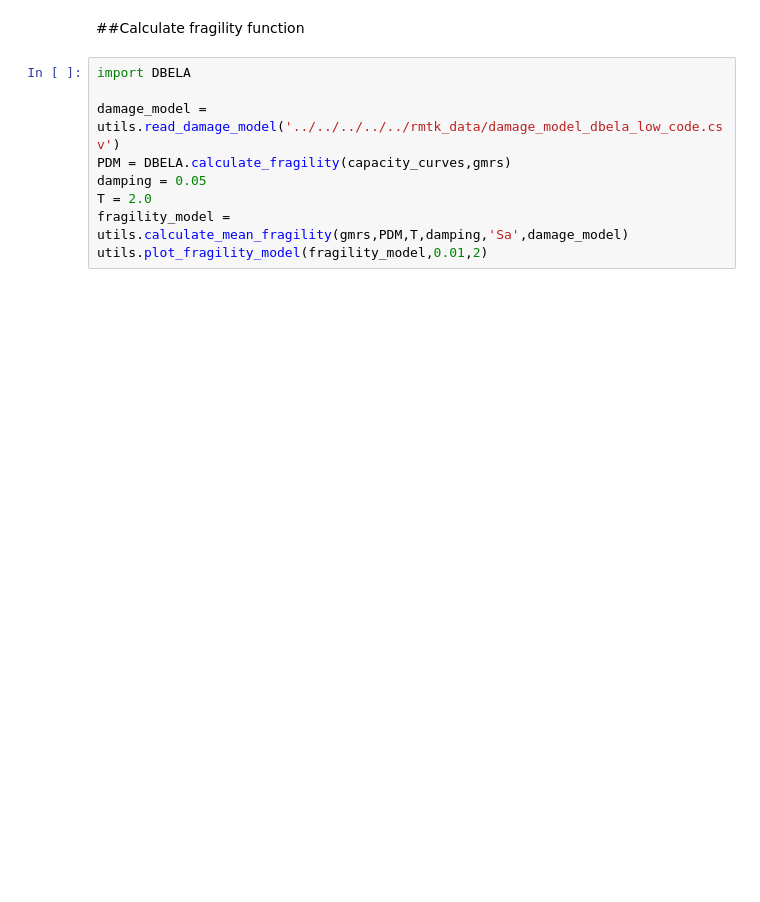
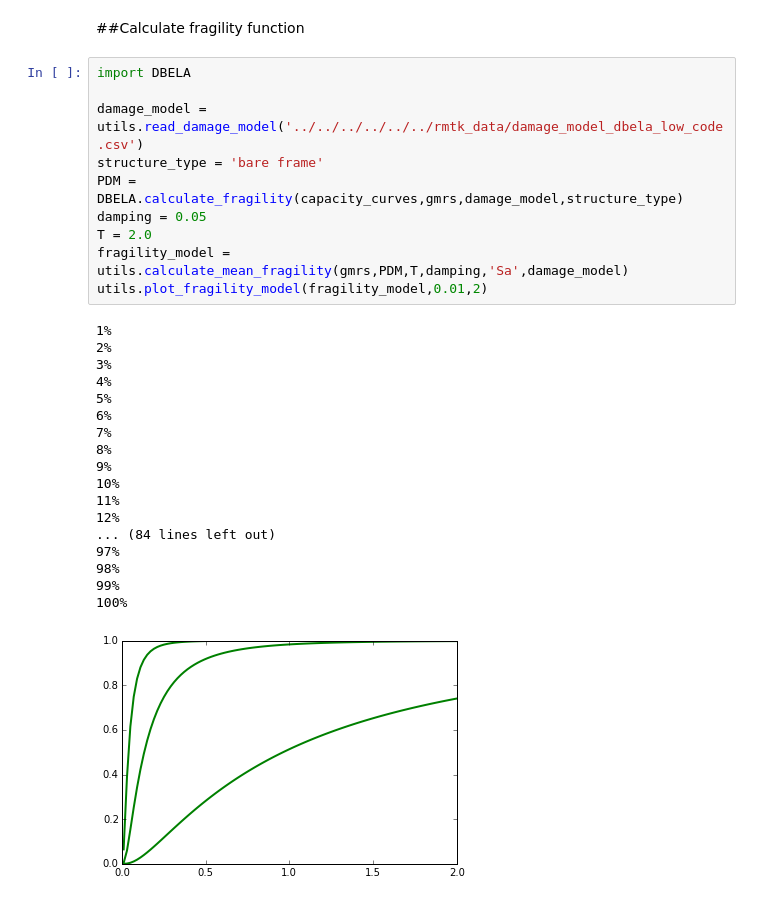
Before and after one commit to GEMScienceTools/rmtk, a Jupyter notebook: rmtk/vulnerability/derivation_fragility/hybrid_methods/DBELA/DBELA.ipynb, the cells around one changed output. Cells and saved outputs as stored; diff of their text form; blank space fills up the shorter version.

```diff
--- a/rmtk/vulnerability/derivation_fragility/hybrid_methods/DBELA/DBELA.ipynb
+++ b/rmtk/vulnerability/derivation_fragility/hybrid_methods/DBELA/DBELA.ipynb
@@ -33,9 +31,29 @@ IndexError: list index out of range
 # %%
 import DBELA
 
-damage_model = utils.read_damage_model('../../../../../rmtk_data/damage_model_dbela_low_code.csv')
-PDM = DBELA.calculate_fragility(capacity_curves,gmrs)
+damage_model = utils.read_damage_model('../../../../../../rmtk_data/damage_model_dbela_low_code.csv')
+structure_type = 'bare frame'
+PDM = DBELA.calculate_fragility(capacity_curves,gmrs,damage_model,structure_type)
 damping = 0.05
 T = 2.0
 fragility_model = utils.calculate_mean_fragility(gmrs,PDM,T,damping,'Sa',damage_model)
 utils.plot_fragility_model(fragility_model,0.01,2)
+# %% [output]
+1%
+2%
+3%
+4%
+5%
+6%
+7%
+8%
+9%
+10%
+11%
+12%
+... (84 lines left out)
+97%
+98%
+99%
+100%
+[figure, added]
```
Also changed, not shown: parts of 2 cells of this notebook, 19 other files.
